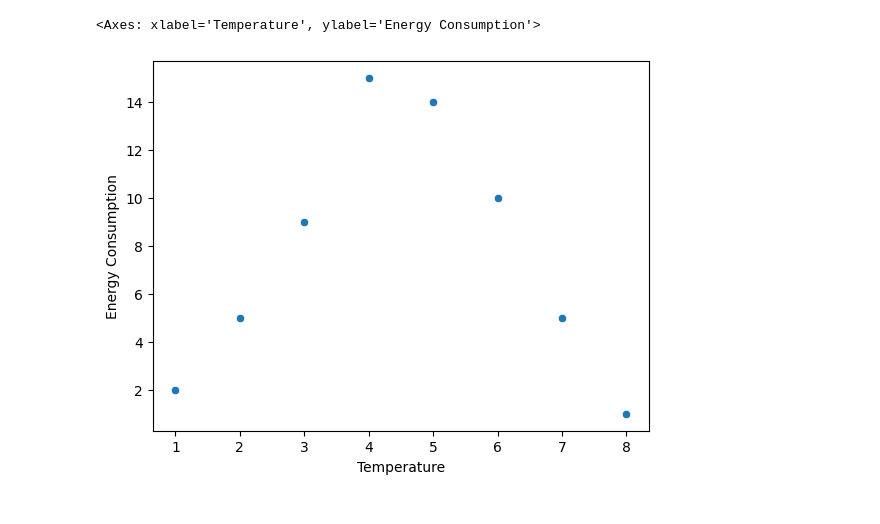
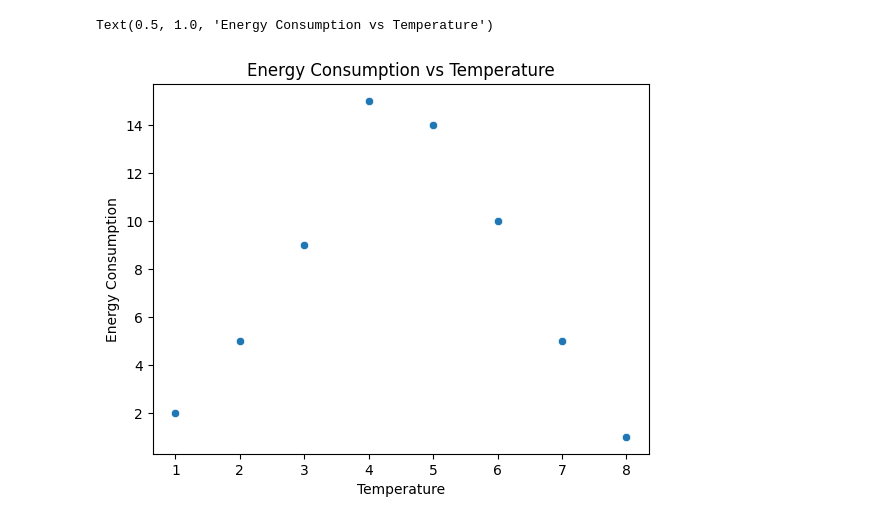
Before and after one commit to pragyanji/Data_Science, a Jupyter notebook: 10.Multiple_and_Polynomial_Regression/polynominal_regression.ipynb, the cells around one changed output. Drawn from its saved outputs; the diff is of its cells as text; code cells hidden in the pictures.

```diff
--- a/10.Multiple_and_Polynomial_Regression/polynominal_regression.ipynb
+++ b/10.Multiple_and_Polynomial_Regression/polynominal_regression.ipynb
@@ -11,9 +11,10 @@ df = pd.DataFrame({
 })
 # %%
 sns.scatterplot(data = df, x = 'Temperature', y = 'Energy Consumption')
+plt.title("Energy Consumption vs Temperature")
 # %% [output]
-<Axes: xlabel='Temperature', ylabel='Energy Consumption'>
+Text(0.5, 1.0, 'Energy Consumption vs Temperature')
-[figure, old version]
+[figure, new version]
 # %%
 x = df[['Temperature']]
 y = df['Energy Consumption']
```
Also changed, not shown: parts of 5 cells of this notebook, 2 other files.
